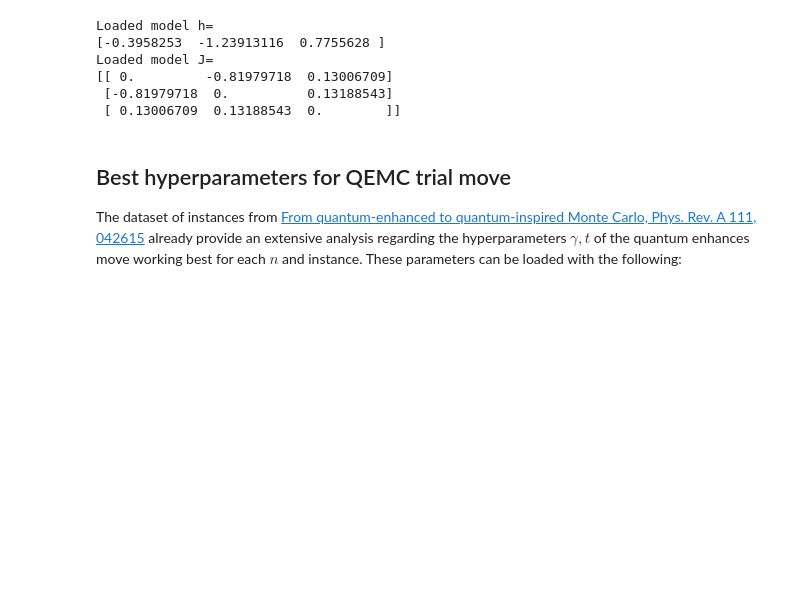
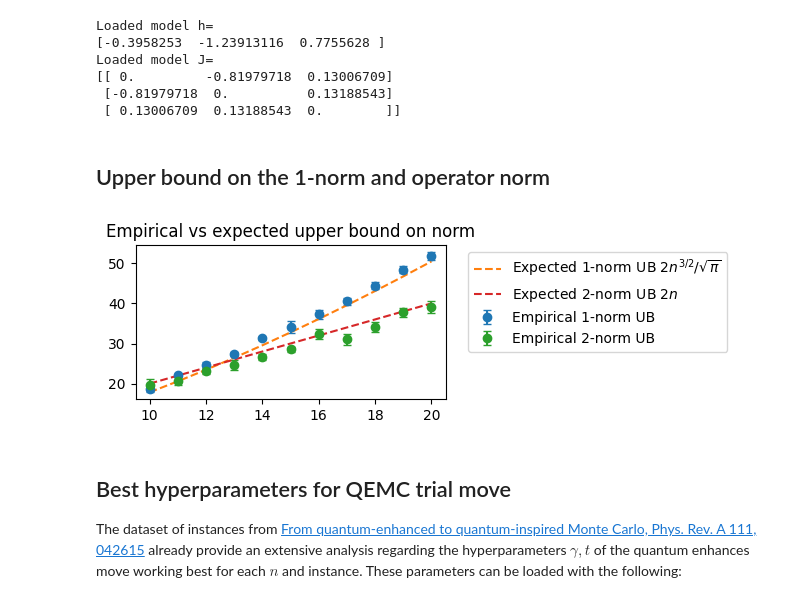
Before and after one commit to incud/pubmonaqa, a Jupyter notebook: notebooks/0_data.ipynb, the cells around one changed output. Cells and saved outputs as stored; diff of their text form; code cells hidden in the pictures; blank space fills up the shorter version.

```diff
--- a/notebooks/0_data.ipynb
+++ b/notebooks/0_data.ipynb
@@ -63,6 +64,33 @@ Loaded model J=
 [[ 0.         -0.81979718  0.13006709]
  [-0.81979718  0.          0.13188543]
  [ 0.13006709  0.13188543  0.        ]]
+# %% [markdown]
+## Upper bound on the 1-norm and operator norm
+# %%
+import matplotlib.pyplot as plt
+
+def one_norm_ub(m):
+    return (np.abs(m.h_rescaled).sum() + np.abs(np.triu(m.J_rescaled, 1)).sum())
+
+def two_norm_ub(m):
+    return m.energies_rescaled.max() - m.energies_rescaled.min()
+
+
+N_MODELS = 5
+ns = np.arange(10, 5+1, 1)
+U1 = np.array([[one_norm_ub(RandomIsingModel(n, seed=N_MODELS*n+i)) for i in range(N_MODELS)] for n in ns])
+U2 = np.array([[two_norm_ub(RandomIsingModel(n, seed=N_MODELS*n+i)) for i in range(N_MODELS)] for n in ns])
+# %%
+plt.figure(figsize=(4, 2))
+plt.errorbar(ns, U1.mean(1), yerr=U1.std(1), fmt="o", capsize=3, label="Empirical 1-norm UB")
+plt.plot(ns, 1/np.sqrt(np.pi)*ns**1.5, "--", label=r"Expected 1-norm UB $2n^{3/2}/\sqrt{\pi}$")
+plt.errorbar(ns, U2.mean(1), yerr=U2.std(1), fmt="o", capsize=3, label="Empirical 2-norm UB")
+plt.plot(ns, 2*ns, "--", label=r"Expected 2-norm UB $2n$")
+plt.title("Empirical vs expected upper bound on norm")
+plt.legend(bbox_to_anchor=(1.05, 1), loc='upper left')
+plt.show()
+# %% [output]
+[figure, added]
 # %% [markdown]
 ## Best hyperparameters for QEMC trial move
 
```
Also changed, not shown: parts of 1 cell of this notebook, 40 other files.
